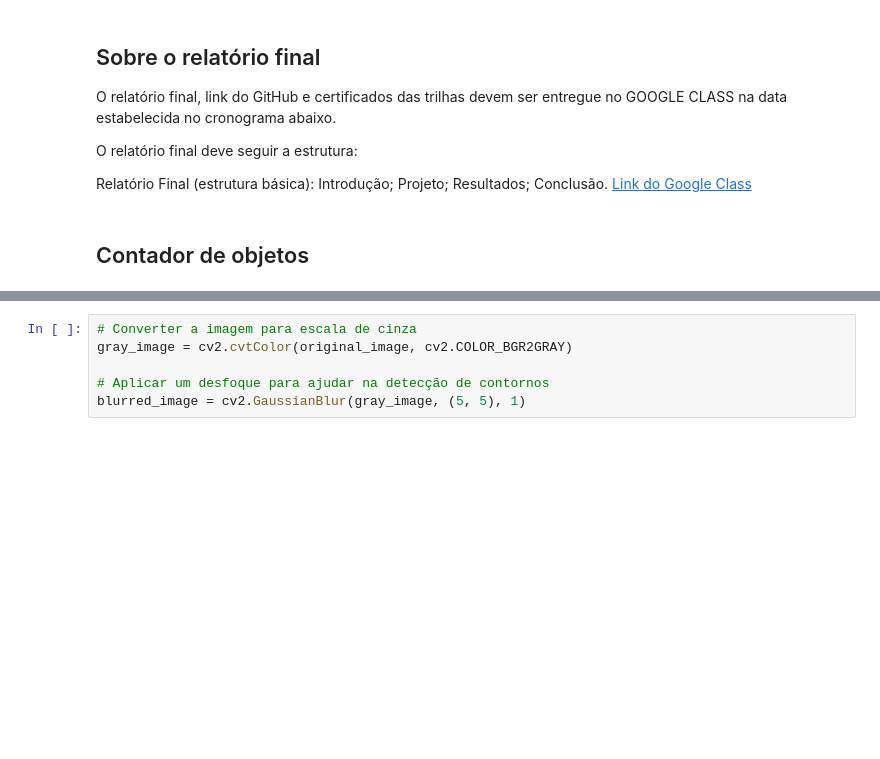
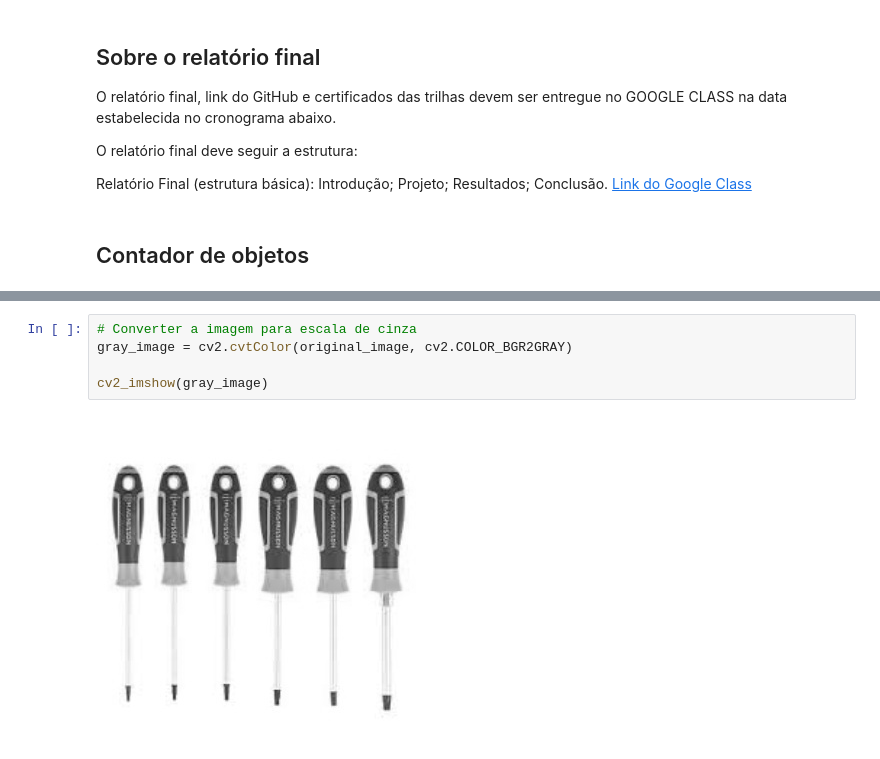
Before and after one commit to ElanDeyan/a3-cg-rv, a Jupyter notebook: A3_CG_E_RV.ipynb, the cells around one changed output, grey strips where cells are left out. Saved outputs shown, nothing was run; the diff lists cells and outputs as text; blank space fills up the shorter version.

Commit message:
Outras mudanças e trazendo transformação morfológica para após imagem cinza

```diff
--- a/A3_CG_E_RV.ipynb
+++ b/A3_CG_E_RV.ipynb
@@ -80,6 +76,7 @@ else:
 # %%
 # Converter a imagem para escala de cinza
 gray_image = cv2.cvtColor(original_image, cv2.COLOR_BGR2GRAY)
 
-# Aplicar um desfoque para ajudar na detecção de contornos
-blurred_image = cv2.GaussianBlur(gray_image, (5, 5), 1)
+cv2_imshow(gray_image)
+# %% [output]
+[figure, added]
```
Also changed, not shown: parts of 12 cells of this notebook.
